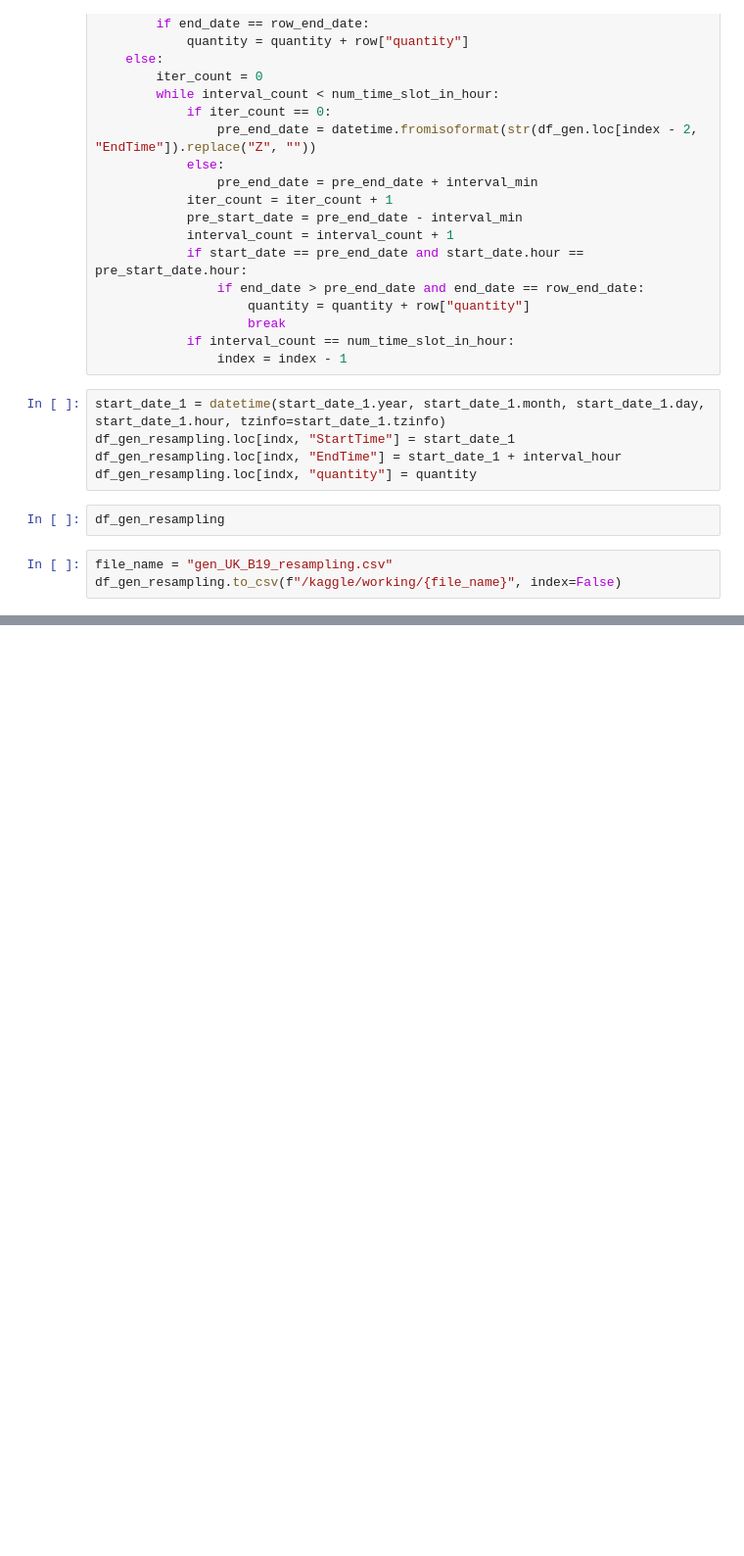
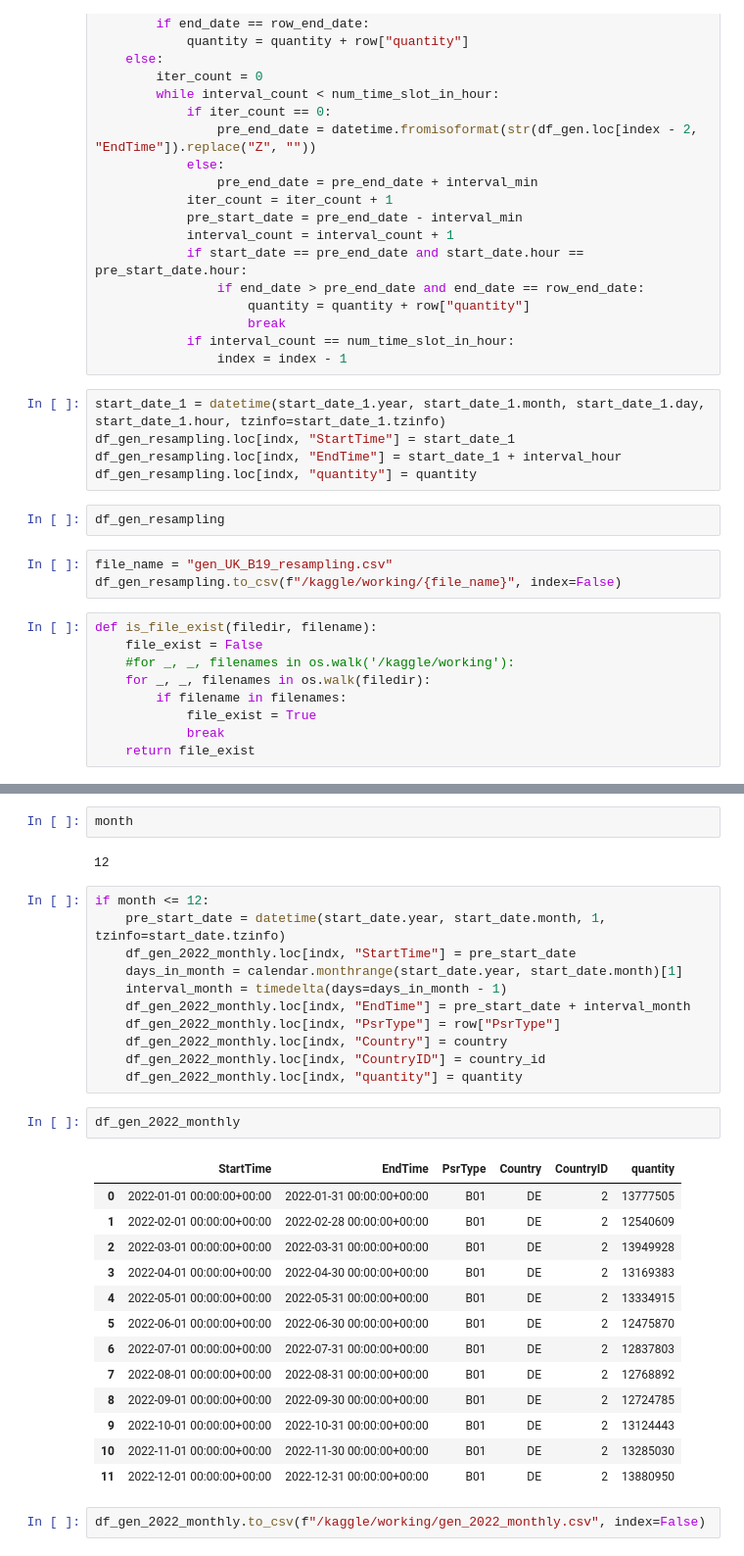
Before and after one commit to mahbubur-87/SE-Europe-Data_Challenge_Template, a Jupyter notebook: se-europe-data-challenge-data-ingestion.ipynb, the cells around one changed output, grey strips where cells are left out. Shown at 98% size. Drawn from its saved outputs; the diff is of its cells as text; blank space fills up the shorter version.

Commit message:
Kaggle Notebook | SE-Europe-Data_Challenge-data_ingestion | Version 4

```diff
--- a/se-europe-data-challenge-data-ingestion.ipynb
+++ b/se-europe-data-challenge-data-ingestion.ipynb
@@ -348,3 +378,12 @@ df_gen_resampling
 # %%
 file_name = "gen_UK_B19_resampling.csv"
 df_gen_resampling.to_csv(f"/kaggle/working/{file_name}", index=False)
+# %%
+def is_file_exist(filedir, filename):
+    file_exist = False
+    #for _, _, filenames in os.walk('/kaggle/working'):
+    for _, _, filenames in os.walk(filedir):
+        if filename in filenames:
+            file_exist = True
+            break
+    return file_exist
@@ -350,0 +442,33 @@ df_gen_resampling.to_csv(f"/kaggle/working/{file_name}", index=False)
+# %%
+month
+# %% [output]
+12
+# %%
+if month <= 12:
+    pre_start_date = datetime(start_date.year, start_date.month, 1, tzinfo=start_date.tzinfo)
+    df_gen_2022_monthly.loc[indx, "StartTime"] = pre_start_date
+    days_in_month = calendar.monthrange(start_date.year, start_date.month)[1]
+    interval_month = timedelta(days=days_in_month - 1)
+    df_gen_2022_monthly.loc[indx, "EndTime"] = pre_start_date + interval_month
+    df_gen_2022_monthly.loc[indx, "PsrType"] = row["PsrType"]
+    df_gen_2022_monthly.loc[indx, "Country"] = country
+    df_gen_2022_monthly.loc[indx, "CountryID"] = country_id
+    df_gen_2022_monthly.loc[indx, "quantity"] = quantity
+# %%
+df_gen_2022_monthly
+# %% [output]
+|  | StartTime | EndTime | PsrType | Country | CountryID | quantity |
+| 0 | 2022-01-01 00:00:00+00:00 | 2022-01-31 00:00:00+00:00 | B01 | DE | 2 | 13777505 |
+| 1 | 2022-02-01 00:00:00+00:00 | 2022-02-28 00:00:00+00:00 | B01 | DE | 2 | 12540609 |
+| 2 | 2022-03-01 00:00:00+00:00 | 2022-03-31 00:00:00+00:00 | B01 | DE | 2 | 13949928 |
+| 3 | 2022-04-01 00:00:00+00:00 | 2022-04-30 00:00:00+00:00 | B01 | DE | 2 | 13169383 |
+| 4 | 2022-05-01 00:00:00+00:00 | 2022-05-31 00:00:00+00:00 | B01 | DE | 2 | 13334915 |
+| 5 | 2022-06-01 00:00:00+00:00 | 2022-06-30 00:00:00+00:00 | B01 | DE | 2 | 12475870 |
+| 6 | 2022-07-01 00:00:00+00:00 | 2022-07-31 00:00:00+00:00 | B01 | DE | 2 | 12837803 |
+| 7 | 2022-08-01 00:00:00+00:00 | 2022-08-31 00:00:00+00:00 | B01 | DE | 2 | 12768892 |
+| 8 | 2022-09-01 00:00:00+00:00 | 2022-09-30 00:00:00+00:00 | B01 | DE | 2 | 12724785 |
+| 9 | 2022-10-01 00:00:00+00:00 | 2022-10-31 00:00:00+00:00 | B01 | DE | 2 | 13124443 |
+| 10 | 2022-11-01 00:00:00+00:00 | 2022-11-30 00:00:00+00:00 | B01 | DE | 2 | 13285030 |
+| 11 | 2022-12-01 00:00:00+00:00 | 2022-12-31 00:00:00+00:00 | B01 | DE | 2 | 13880950 |
+# %%
+df_gen_2022_monthly.to_csv(f"/kaggle/working/gen_2022_monthly.csv", index=False)
```
Also changed, not shown: parts of 8 cells of this notebook.
